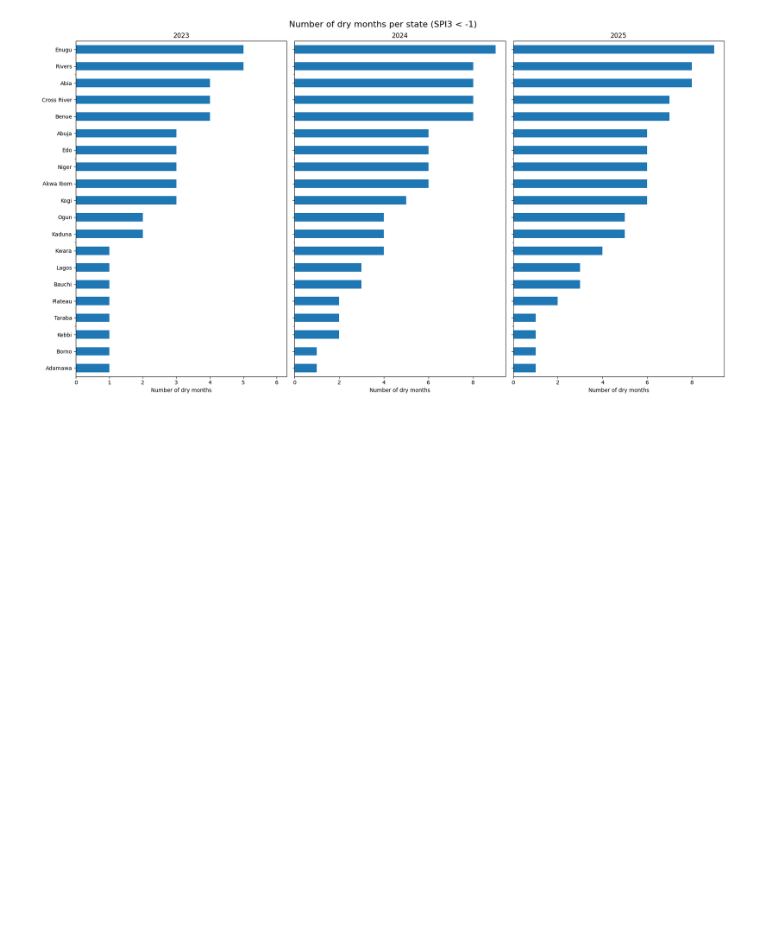
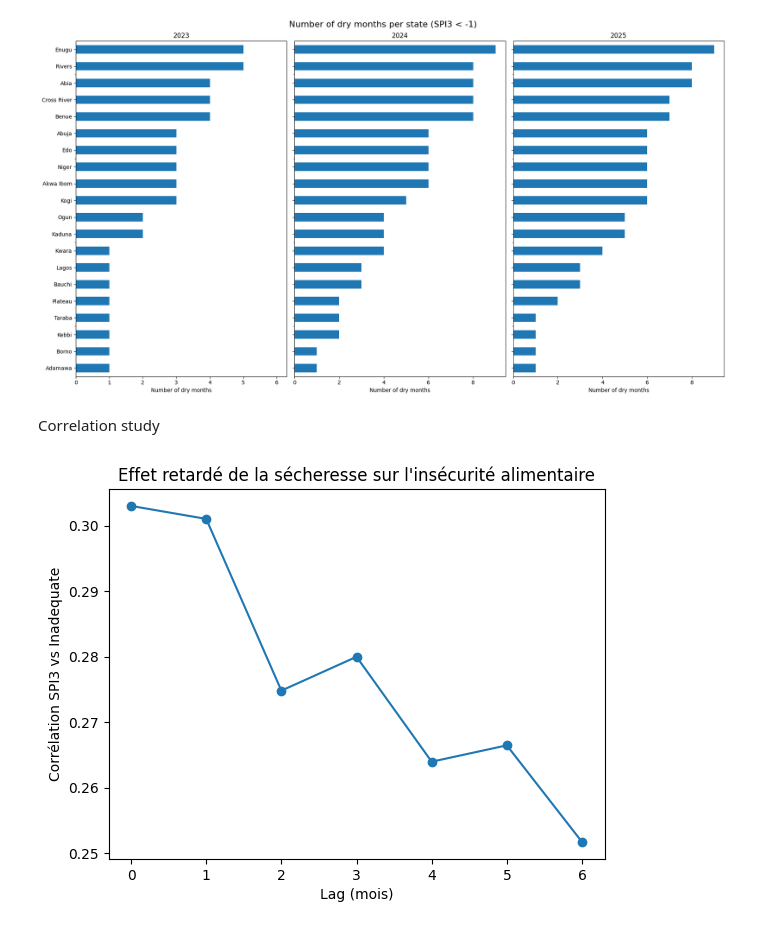
Before and after one commit to tnourlyn/Projet-de-Statapp---WFP-, a Jupyter notebook: SPI_treatement.ipynb, the cells around one changed output. Cells and saved outputs as stored; diff of their text form; code cells hidden in the pictures; blank space fills up the shorter version.

```diff
--- a/SPI_treatement.ipynb
+++ b/SPI_treatement.ipynb
@@ -554,3 +554,21 @@ plt.tight_layout()
 plt.show()
 # %% [output]
 [figure]
+# %% [markdown]
+Correlation study
+# %%
+lags = range(0, 7)
+correlations = []
+
+for lag in lags:
+    spi_lag = data_merge.groupby("State")["SPI_Cum3"].shift(lag)
+    corr = spi_lag.corr(data_merge["inadequate"])
+    correlations.append(corr)
+
+plt.plot(lags, correlations, marker="o")
+plt.xlabel("Lag (mois)")
+plt.ylabel("Corrélation SPI3 vs Inadequate")
+plt.title("Effet retardé de la sécheresse sur l'insécurité alimentaire")
+plt.show()
+# %% [output]
+[figure, added]
```
